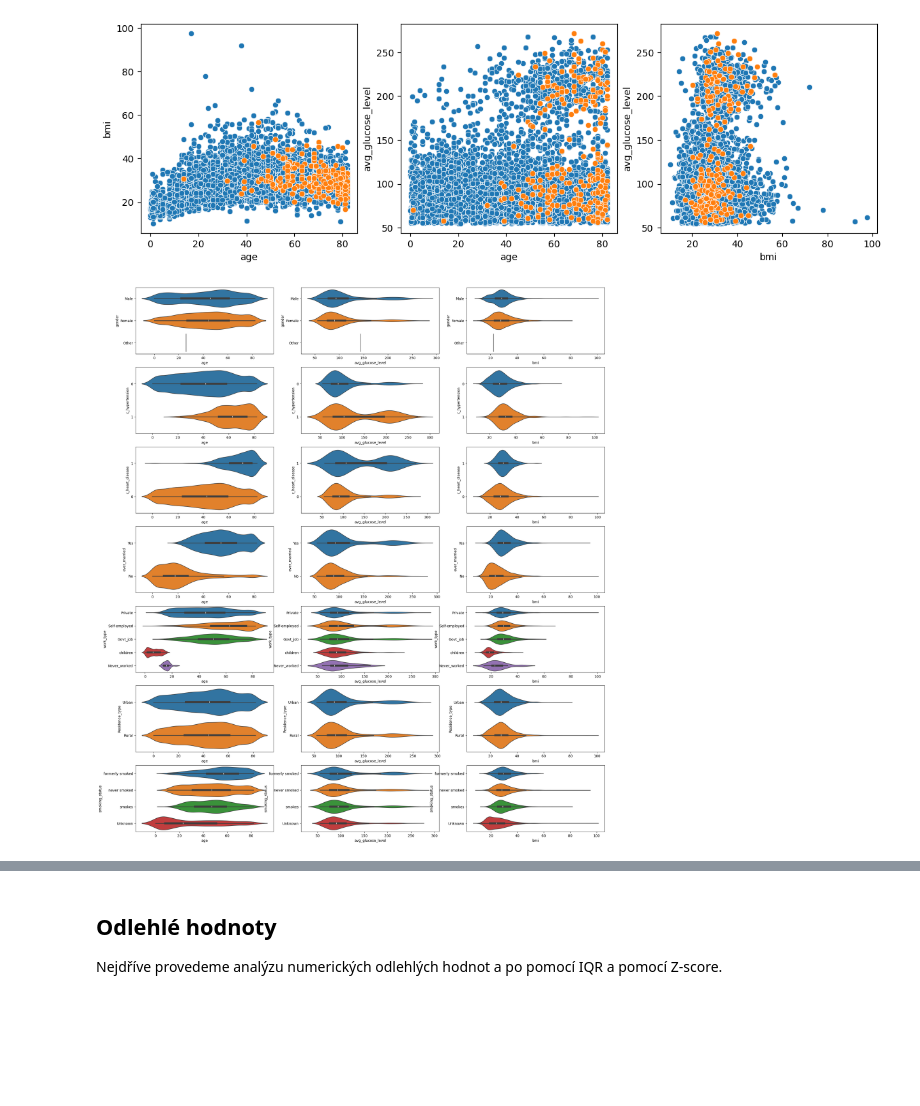
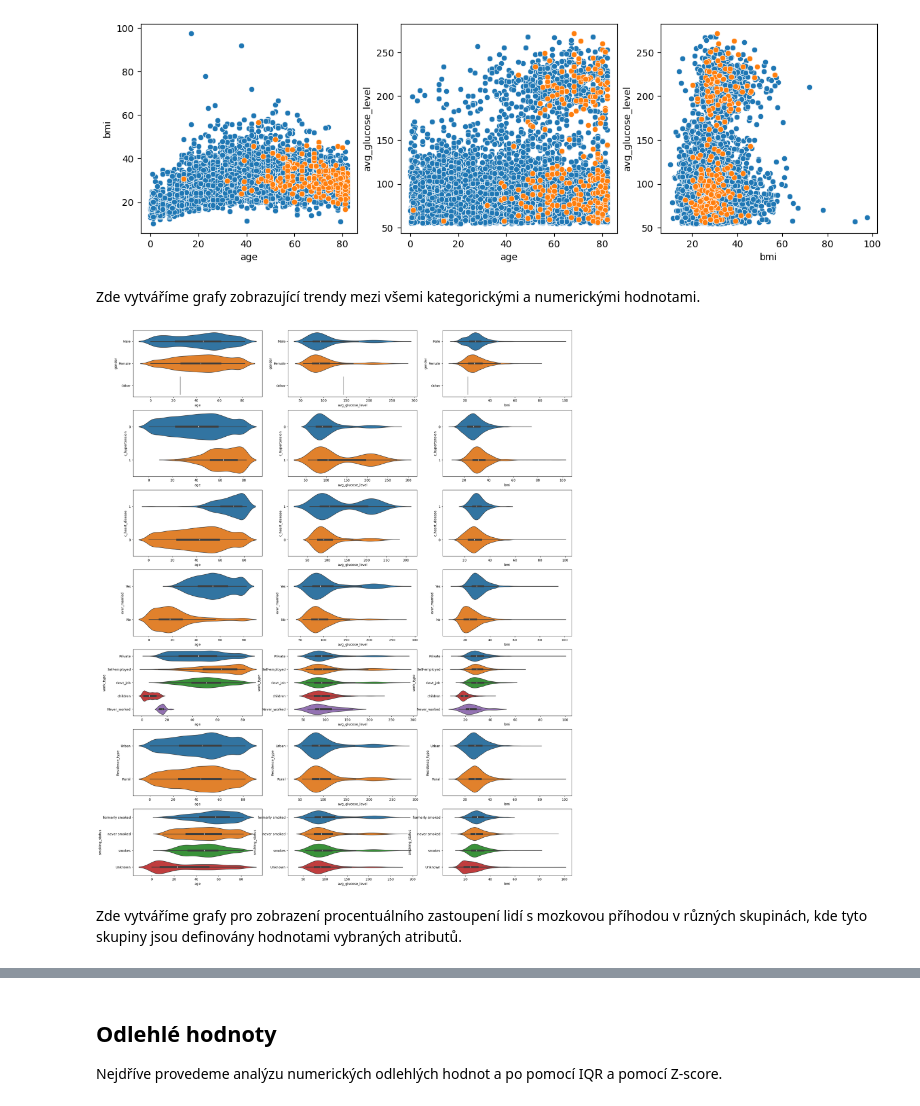
Before and after one commit to LukasKotoun/UPA, a Jupyter notebook: 3/analysis.ipynb, the cells around one changed output, grey strips where cells are left out. Cells and saved outputs as stored; diff of their text form; code cells hidden in the pictures; blank space fills up the shorter version.

```diff
--- a/3/analysis.ipynb
+++ b/3/analysis.ipynb
@@ -116,15 +122,19 @@ sns.scatterplot(data=df[df["stroke"] == 1], x='bmi', y='avg_glucose_level', ax=a
 # %% [output]
 <Axes: xlabel='bmi', ylabel='avg_glucose_level'>
 [figure]
+# %% [markdown]
+Zde vytváříme grafy zobrazující trendy mezi všemi kategorickými a numerickými hodnotami.
 # %%
-fig, ax = plt.subplots(len(categorical), len(numerical), figsize=(24,28))
+fig, ax = plt.subplots(len(categorical), len(numerical), figsize=(24,30))
 
 for i, n_attr in enumerate(numerical):
     for j, c_attr in enumerate(categorical):
         sns.violinplot(data=df, x=n_attr, y=c_attr, hue=c_attr, ax=ax[j][i])
 plt.show()
 # %% [output]
-[figure, old version]
+[figure, new version]
+# %% [markdown]
+Zde vytváříme grafy pro zobrazení procentuálního zastoupení lidí s mozkovou příhodou v různých skupinách, kde tyto skupiny jsou definovány hodnotami vybraných atributů.
 # %%
 comorbidity_risk = pd.pivot_table(df, values='stroke', index='hypertension',
                                   columns='heart_disease', aggfunc='mean')
```
Also changed, not shown: parts of 13 cells of this notebook.
